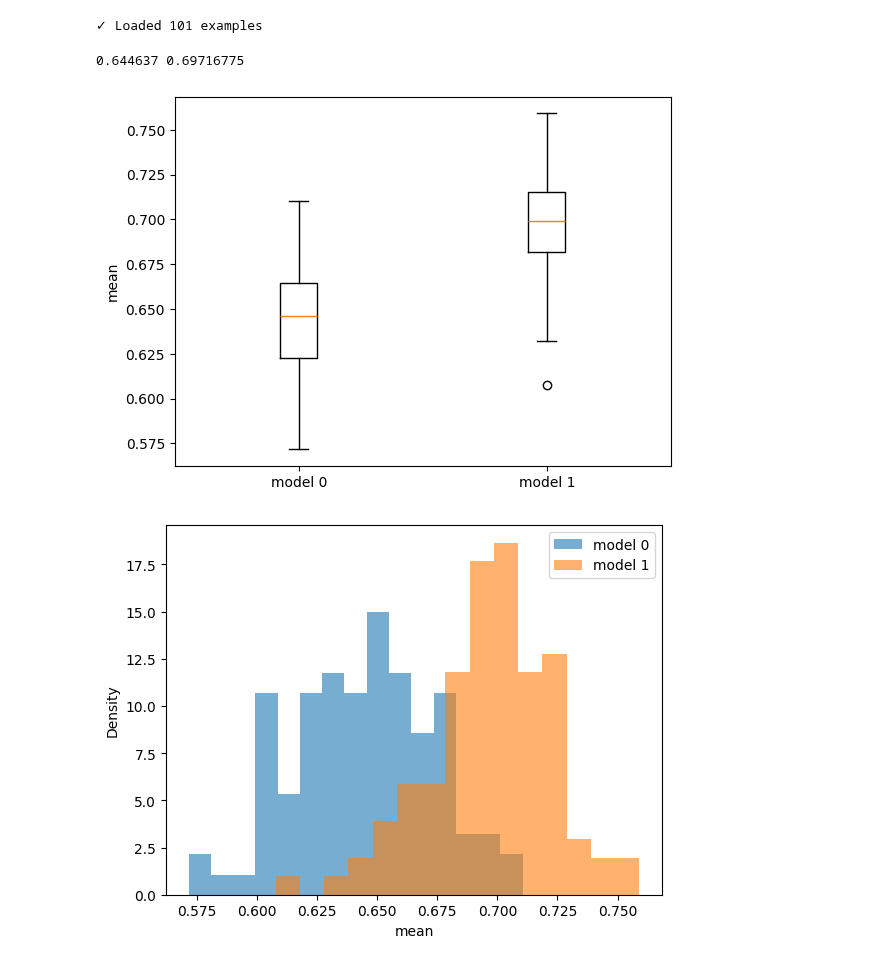
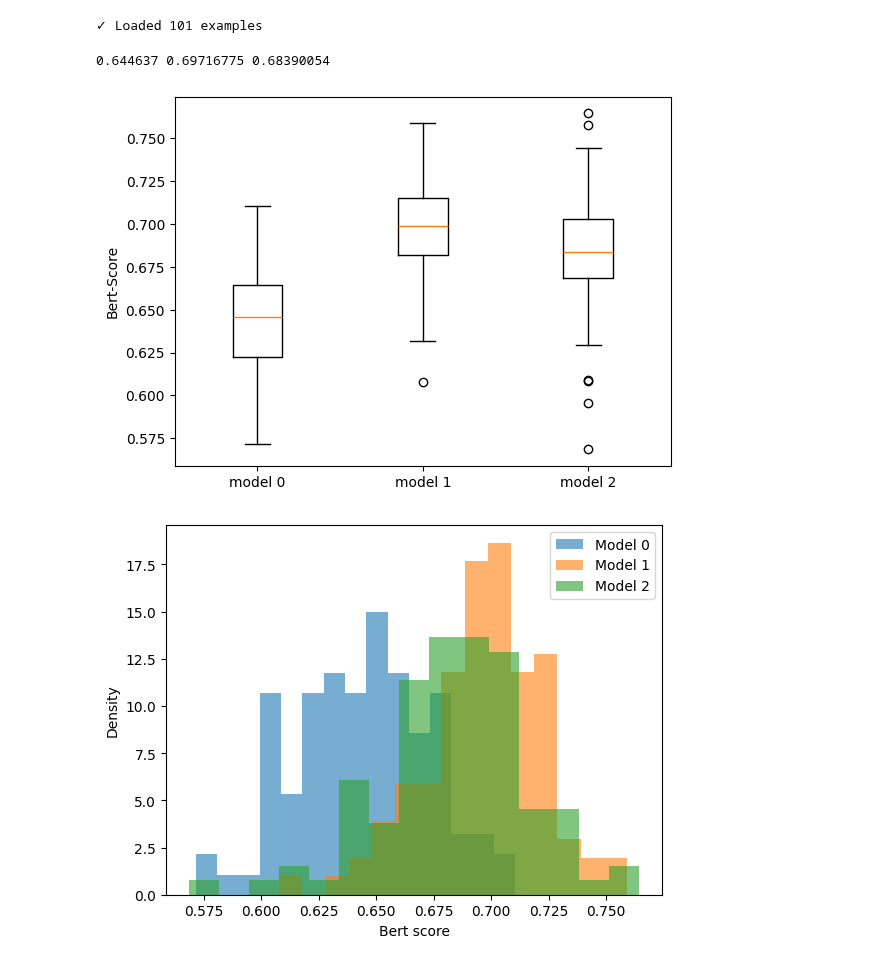
Before and after one commit to Thorkild556/NLP_project_group6, a Jupyter notebook: lab/model_evaluation.ipynb, the cells around one changed output. Drawn from its saved outputs; the diff is of its cells as text; code cells hidden in the pictures.

```diff
--- a/lab/model_evaluation.ipynb
+++ b/lab/model_evaluation.ipynb
@@ -10,7 +10,6 @@ sys.path.insert(0, str(project_root))
 from src.evaluate import evaluate
 # %%
 import json
-
 
 # Load the base model data and extract the outputs (model 0)
 with open("../data/base_outputs.json", "r", encoding="utf-8") as f:
@@ -29,7 +28,7 @@ for i in model1_data:
     model1_outputs.append(i[1])
 
 # load the model trained on the custom and the TL;DR dataset (model 1)
-with open("../data/.json", "r", encoding="utf-8") as f:
+with open("../data/cts_outputs.json", "r", encoding="utf-8") as f:
     model2_data = json.load(f)
 #extract the outputs
 model2_outputs = []
@@ -63,39 +62,36 @@ p, r, twoF1 = evaluate(model2_outputs, reference, device = "mps")
 # %%
 zeroF1 = np.array(zeroF1)
 oneF1 = np.array(oneF1)
+twoF1 = np.array(twoF1)
 print(np.mean(zeroF1), np.mean(oneF1), np.mean(twoF1))
 # %% [output]
-0.644637 0.69716775
+0.644637 0.69716775 0.68390054
 # %%
 import matplotlib.pyplot as plt
 
 fig, ax = plt.subplots(1, 1)
 ax.boxplot([zeroF1, oneF1, twoF1])
 ax.set_xticklabels(["model 0", "model 1", "model 2"])
-ax.set_ylabel("mean")
+ax.set_ylabel("Bert-Score")
 plt.show()
 # %% [output]
-[figure, old version]
+[figure, new version]
 # %%
 import matplotlib.pyplot as plt
 
 fig, ax = plt.subplots()
 
-ax.hist(zeroF1, bins=15, alpha=0.6, label="Model 0", density=True, ls = "--")
-ax.hist(oneF1, bins=15, alpha=0.6, label="Model 1", density=True, ls = "--")
-ax.hist(twoF1, bins=15, alpha=0.6, label="Model 2", density=True, ls = "--")
+ax.hist(zeroF1, bins=15, alpha=0.6, label="Model 0", density=True)
+ax.hist(oneF1, bins=15, alpha=0.6, label="Model 1", density=True)
+ax.hist(twoF1, bins=15, alpha=0.6, label="Model 2", density=True)
 
-ax.axline(np.mean(zeroF1), color = "b")
-ax.axline(np.mean(oneF1), color = "r")
-ax.axline(np.mean(twoF1), color = "g")
-
-ax.set_xlabel("mean")
+ax.set_xlabel("Bert score")
 ax.set_ylabel("Density")
 ax.legend()
 
 plt.show()
 # %% [output]
-[figure, old version]
+[figure, new version]
 # %%
 import numpy as np
 import matplotlib.pyplot as plt
```
Also changed, not shown: parts of 2 cells of this notebook.
